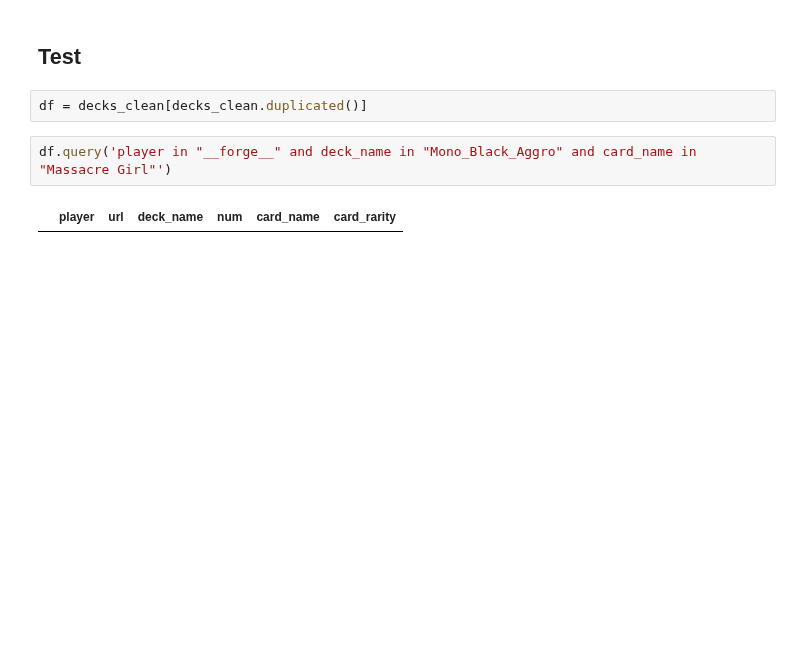
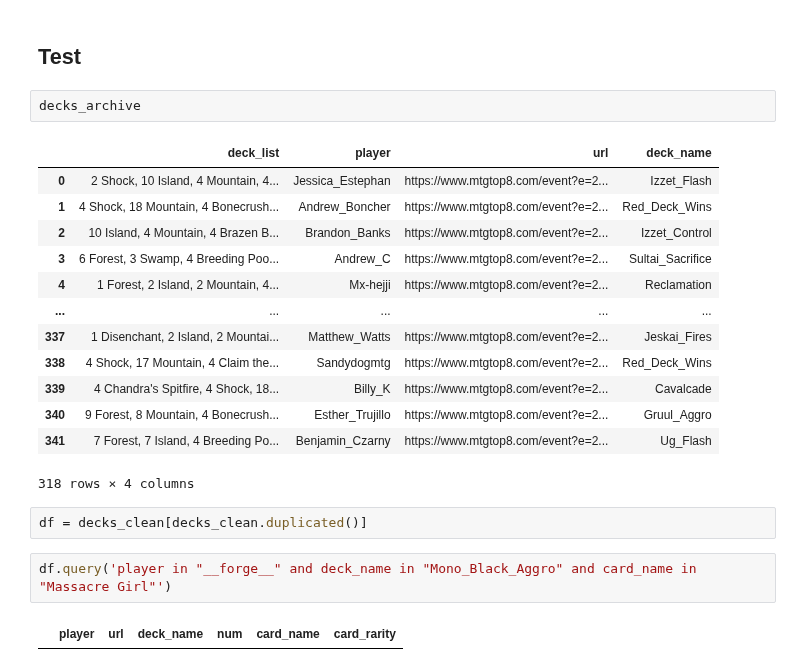
Before and after one commit to jcorum11/MTGA_rarity_analysis, a Jupyter notebook: wrangle_notebooks/mtg_wrangle_act.ipynb, the cells around one changed output. Drawn from its saved outputs; the diff is of its cells as text; blank space fills up the shorter version.

```diff
--- a/wrangle_notebooks/mtg_wrangle_act.ipynb
+++ b/wrangle_notebooks/mtg_wrangle_act.ipynb
@@ -429,5 +462,21 @@ decks_archive.drop_duplicates(subset=['player', 'name'], inplace=True)
 # %% [markdown]
 ## Test
+# %%
+decks_archive
+# %% [output]
+|  | deck_list | player | url | deck_name |
+| 0 | 2 Shock, 10 Island, 4 Mountain, 4... | Jessica_Estephan | https://www.mtgtop8.com/event?e=2... | Izzet_Flash |
+| 1 | 4 Shock, 18 Mountain, 4 Bonecrush... | Andrew_Boncher | https://www.mtgtop8.com/event?e=2... | Red_Deck_Wins |
+| 2 | 10 Island, 4 Mountain, 4 Brazen B... | Brandon_Banks | https://www.mtgtop8.com/event?e=2... | Izzet_Control |
+| 3 | 6 Forest, 3 Swamp, 4 Breeding Poo... | Andrew_C | https://www.mtgtop8.com/event?e=2... | Sultai_Sacrifice |
+| 4 | 1 Forest, 2 Island, 2 Mountain, 4... | Mx-hejji | https://www.mtgtop8.com/event?e=2... | Reclamation |
+| ... | ... | ... | ... | ... |
+| 337 | 1 Disenchant, 2 Island, 2 Mountai... | Matthew_Watts | https://www.mtgtop8.com/event?e=2... | Jeskai_Fires |
+| 338 | 4 Shock, 17 Mountain, 4 Claim the... | Sandydogmtg | https://www.mtgtop8.com/event?e=2... | Red_Deck_Wins |
+| 339 | 4 Chandra's Spitfire, 4 Shock, 18... | Billy_K | https://www.mtgtop8.com/event?e=2... | Cavalcade |
+| 340 | 9 Forest, 8 Mountain, 4 Bonecrush... | Esther_Trujillo | https://www.mtgtop8.com/event?e=2... | Gruul_Aggro |
+| 341 | 7 Forest, 7 Island, 4 Breeding Po... | Benjamin_Czarny | https://www.mtgtop8.com/event?e=2... | Ug_Flash |
+318 rows × 4 columns
 # %%
 df = decks_clean[decks_clean.duplicated()]
 # %%
```
Also changed, not shown: parts of 9 cells of this notebook, 1 other file.
